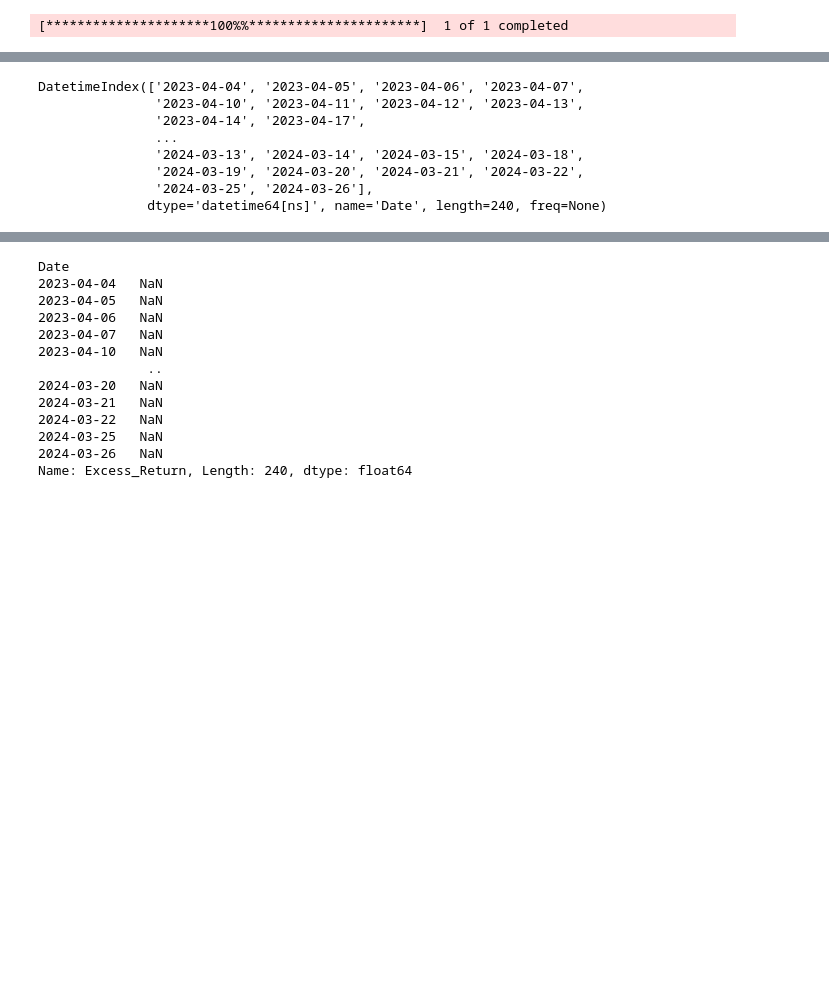
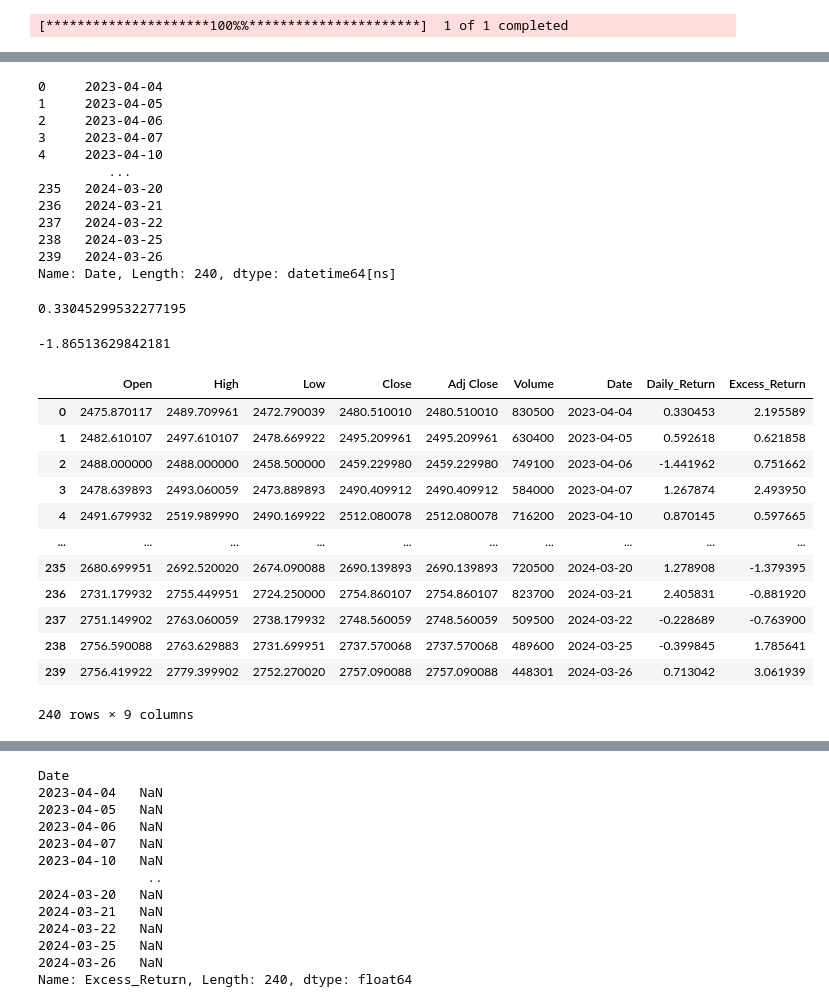
Before and after one commit to minxzzy/hackathon, a Jupyter notebook: 무위험2023일별수익률.ipynb, the cells around one changed output, grey strips where cells are left out. Drawn from its saved outputs; the diff is of its cells as text; code cells hidden in the pictures; blank space fills up the shorter version.

```diff
--- a/무위험2023일별수익률.ipynb
+++ b/무위험2023일별수익률.ipynb
@@ -1,6 +1,7 @@
 # %%
 import pandas as pd
-rf = pd.read_excel('C:\\Users\\SAMSUNG\\Documents\\vscode\\2024\\ML\\해커톤\\CSV\\KOFR.xlsx')
+
+rf = pd.read_excel('csv/KOFR.xlsx')
 rf.drop([0,1,2],inplace=True)
 rf.columns = rf.iloc[0]
 rf.drop([3],inplace=True)
@@ -32,3 +30,7 @@ please provide us feedback at https://github.com/pandas-dev/pandas/issues/54466
 # %%
+rf_sorted['Date'] = rf_sorted.index
 rf_sorted['rtn'] = rf_sorted['KOFR'].pct_change() * 100
+
 rf_sorted.dropna(inplace=True)
+rf_sorted.reset_index(drop=True, inplace=True)
+rf_sorted
@@ -91,2 +118,12 @@ kospi_data.dropna(inplace=True)
 # %% [output]
 [*********************100%%**********************]  1 of 1 completed
+# %%
+
+# kospi['Daily_Return'] = kospi_data['Adj Close'].pct_change() * 100
+# kospi_data['Date'] = kospi_data.index
+kospi_data['Daily_Return'] = kospi_data['Adj Close'].pct_change() * 100
+
+kospi_data.dropna(inplace=True)
+kospi_data.reset_index(drop=True, inplace=True)
+
+kospi_data
@@ -93,11 +144,47 @@ kospi_data.dropna(inplace=True)
 # %%
-kospi_data.index
+kospi_data['Date']
 # %% [output]
-DatetimeIndex(['2023-04-04', '2023-04-05', '2023-04-06', '2023-04-07',
-               '2023-04-10', '2023-04-11', '2023-04-12', '2023-04-13',
-               '2023-04-14', '2023-04-17',
-               ...
-               '2024-03-13', '2024-03-14', '2024-03-15', '2024-03-18',
-               '2024-03-19', '2024-03-20', '2024-03-21', '2024-03-22',
-               '2024-03-25', '2024-03-26'],
-              dtype='datetime64[ns]', name='Date', length=240, freq=None)
+0     2023-04-04
+1     2023-04-05
+2     2023-04-06
+3     2023-04-07
+4     2023-04-10
+         ...
+235   2024-03-20
+236   2024-03-21
+237   2024-03-22
+238   2024-03-25
+239   2024-03-26
+Name: Date, Length: 240, dtype: datetime64[ns]
+# %%
+kospi_data.loc[0]['Daily_Return']
+# %% [output]
+0.33045299532277195
+# %%
+rf_sorted.loc[0]['rtn']
+# %% [output]
+-1.86513629842181
+# %%
+# kospi_data['Excess_Return'] = kospi_data['Daily_Return'] - rf_sorted['rtn']
+
+data = []
+
+for i in kospi_data.index :
+    result = kospi_data.loc[i]['Daily_Return'] - rf_sorted.loc[i]['rtn']
+    data.append(result)
+kospi_data['Excess_Return'] = data
+kospi_data
+# %% [output]
+|  | Open | High | Low | Close | Adj Close | Volume | Date | Daily_Return | Excess_Return |
+| 0 | 2475.870117 | 2489.709961 | 2472.790039 | 2480.510010 | 2480.510010 | 830500 | 2023-04-04 | 0.330453 | 2.195589 |
+| 1 | 2482.610107 | 2497.610107 | 2478.669922 | 2495.209961 | 2495.209961 | 630400 | 2023-04-05 | 0.592618 | 0.621858 |
+| 2 | 2488.000000 | 2488.000000 | 2458.500000 | 2459.229980 | 2459.229980 | 749100 | 2023-04-06 | -1.441962 | 0.751662 |
+| 3 | 2478.639893 | 2493.060059 | 2473.889893 | 2490.409912 | 2490.409912 | 584000 | 2023-04-07 | 1.267874 | 2.493950 |
+| 4 | 2491.679932 | 2519.989990 | 2490.169922 | 2512.080078 | 2512.080078 | 716200 | 2023-04-10 | 0.870145 | 0.597665 |
+| ... | ... | ... | ... | ... | ... | ... | ... | ... | ... |
+| 235 | 2680.699951 | 2692.520020 | 2674.090088 | 2690.139893 | 2690.139893 | 720500 | 2024-03-20 | 1.278908 | -1.379395 |
+| 236 | 2731.179932 | 2755.449951 | 2724.250000 | 2754.860107 | 2754.860107 | 823700 | 2024-03-21 | 2.405831 | -0.881920 |
+| 237 | 2751.149902 | 2763.060059 | 2738.179932 | 2748.560059 | 2748.560059 | 509500 | 2024-03-22 | -0.228689 | -0.763900 |
+| 238 | 2756.590088 | 2763.629883 | 2731.699951 | 2737.570068 | 2737.570068 | 489600 | 2024-03-25 | -0.399845 | 1.785641 |
+| 239 | 2756.419922 | 2779.399902 | 2752.270020 | 2757.090088 | 2757.090088 | 448301 | 2024-03-26 | 0.713042 | 3.061939 |
+240 rows × 9 columns
```
Also changed, not shown: parts of 12 cells of this notebook, 1 other file.
